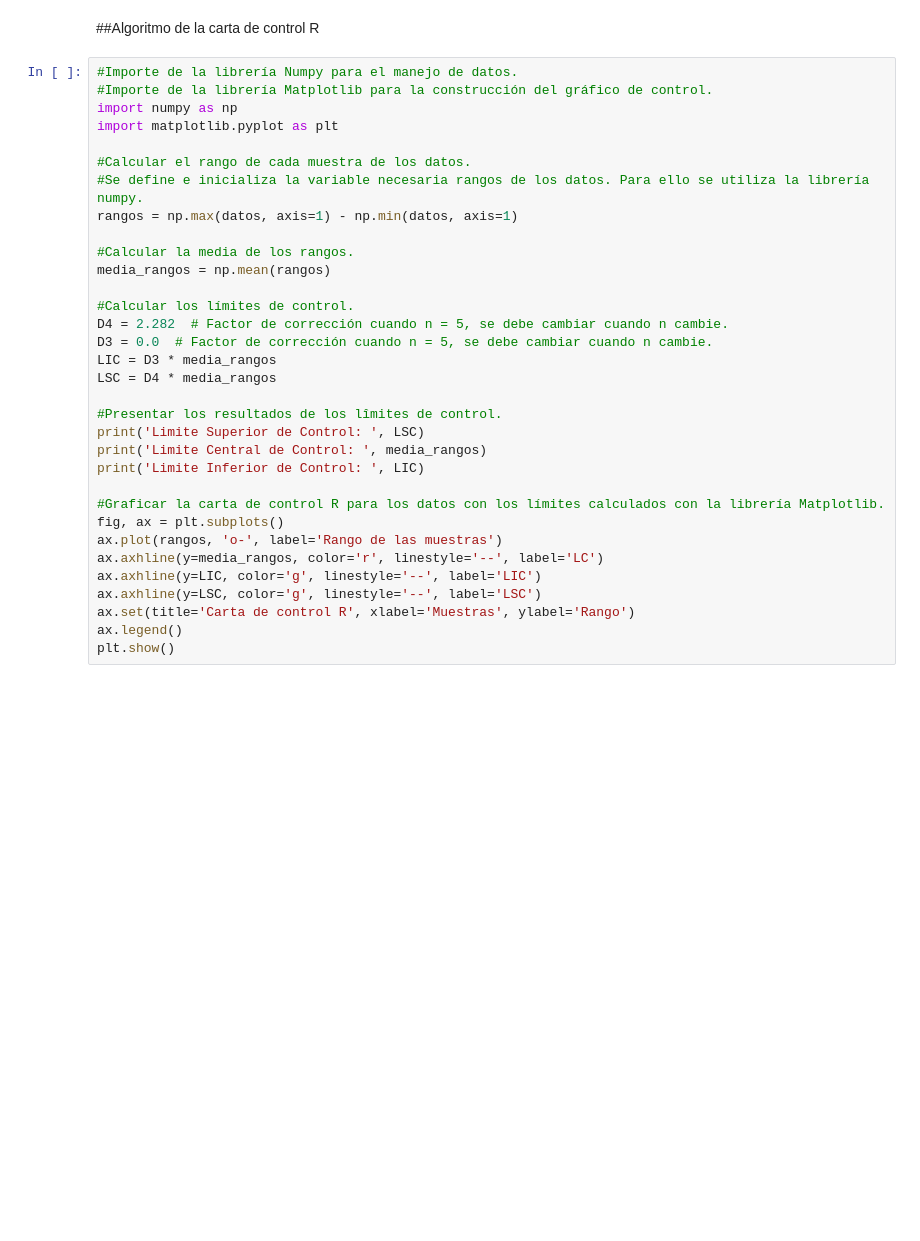
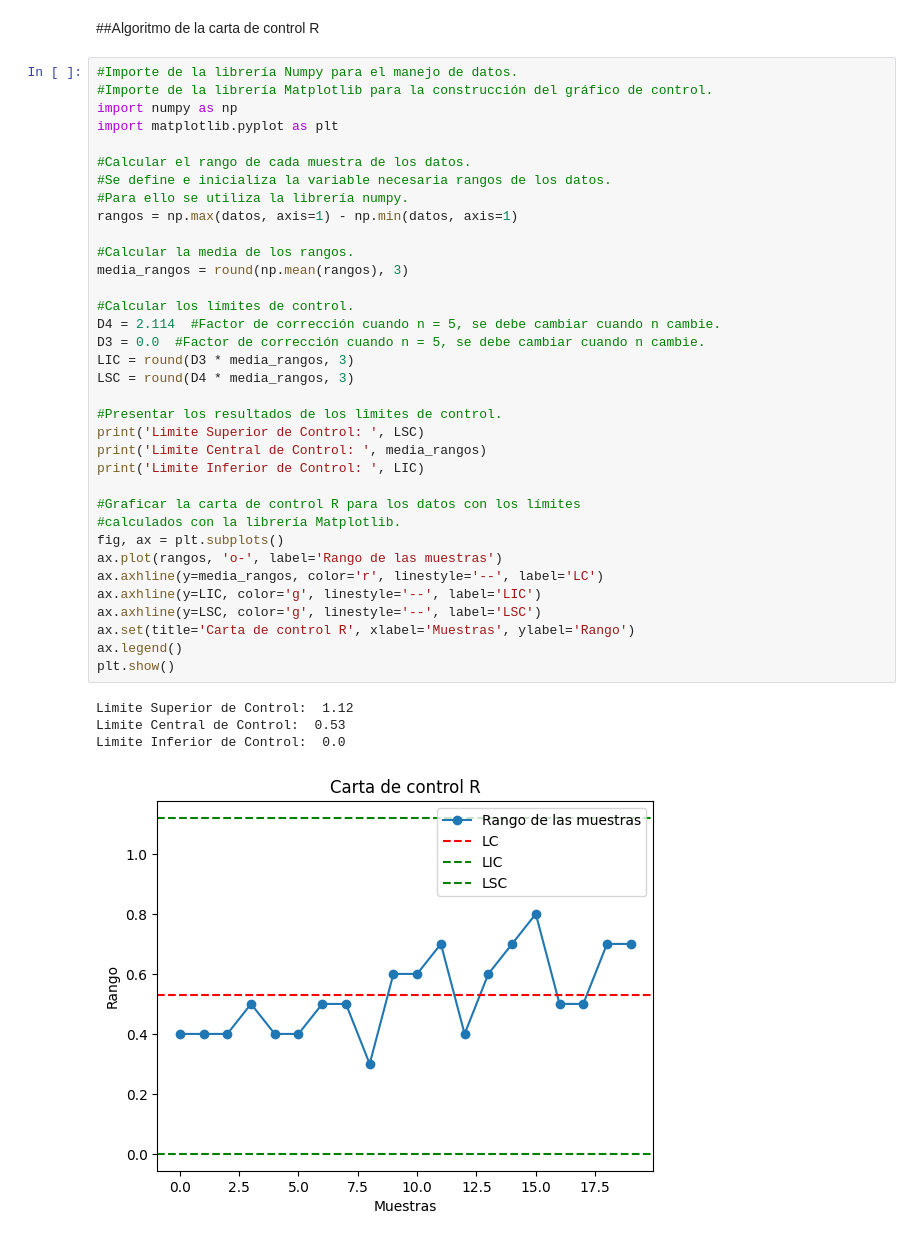
Before and after one commit to datawithjulianuribe/Libro_Programando_CEP, a Jupyter notebook: Cap4_Carta_R.ipynb, the cells around one changed output. Cells and saved outputs as stored; diff of their text form; blank space fills up the shorter version.

```diff
--- a/Cap4_Carta_R.ipynb
+++ b/Cap4_Carta_R.ipynb
@@ -34,33 +35,40 @@ datos = np.array([
 # %%
 #Importe de la librería Numpy para el manejo de datos.
 #Importe de la librería Matplotlib para la construcción del gráfico de control.
 import numpy as np
 import matplotlib.pyplot as plt
 
 #Calcular el rango de cada muestra de los datos.
-#Se define e inicializa la variable necesaria rangos de los datos. Para ello se utiliza la librería numpy.
+#Se define e inicializa la variable necesaria rangos de los datos.
+#Para ello se utiliza la librería numpy.
 rangos = np.max(datos, axis=1) - np.min(datos, axis=1)
 
 #Calcular la media de los rangos.
-media_rangos = np.mean(rangos)
+media_rangos = round(np.mean(rangos), 3)
 
 #Calcular los límites de control.
-D4 = 2.282  # Factor de corrección cuando n = 5, se debe cambiar cuando n cambie.
-D3 = 0.0  # Factor de corrección cuando n = 5, se debe cambiar cuando n cambie.
-LIC = D3 * media_rangos
-LSC = D4 * media_rangos
+D4 = 2.114  #Factor de corrección cuando n = 5, se debe cambiar cuando n cambie.
+D3 = 0.0  #Factor de corrección cuando n = 5, se debe cambiar cuando n cambie.
+LIC = round(D3 * media_rangos, 3)
+LSC = round(D4 * media_rangos, 3)
 
 #Presentar los resultados de los lîmites de control.
 print('Limite Superior de Control: ', LSC)
 print('Limite Central de Control: ', media_rangos)
 print('Limite Inferior de Control: ', LIC)
 
-#Graficar la carta de control R para los datos con los límites calculados con la librería Matplotlib.
+#Graficar la carta de control R para los datos con los límites
+#calculados con la librería Matplotlib.
 fig, ax = plt.subplots()
 ax.plot(rangos, 'o-', label='Rango de las muestras')
 ax.axhline(y=media_rangos, color='r', linestyle='--', label='LC')
 ax.axhline(y=LIC, color='g', linestyle='--', label='LIC')
 ax.axhline(y=LSC, color='g', linestyle='--', label='LSC')
 ax.set(title='Carta de control R', xlabel='Muestras', ylabel='Rango')
 ax.legend()
 plt.show()
+# %% [output]
+Limite Superior de Control:  1.12
+Limite Central de Control:  0.53
+Limite Inferior de Control:  0.0
+[figure, added]
```
Also changed, not shown: parts of 1 cell of this notebook, 3 other files.
